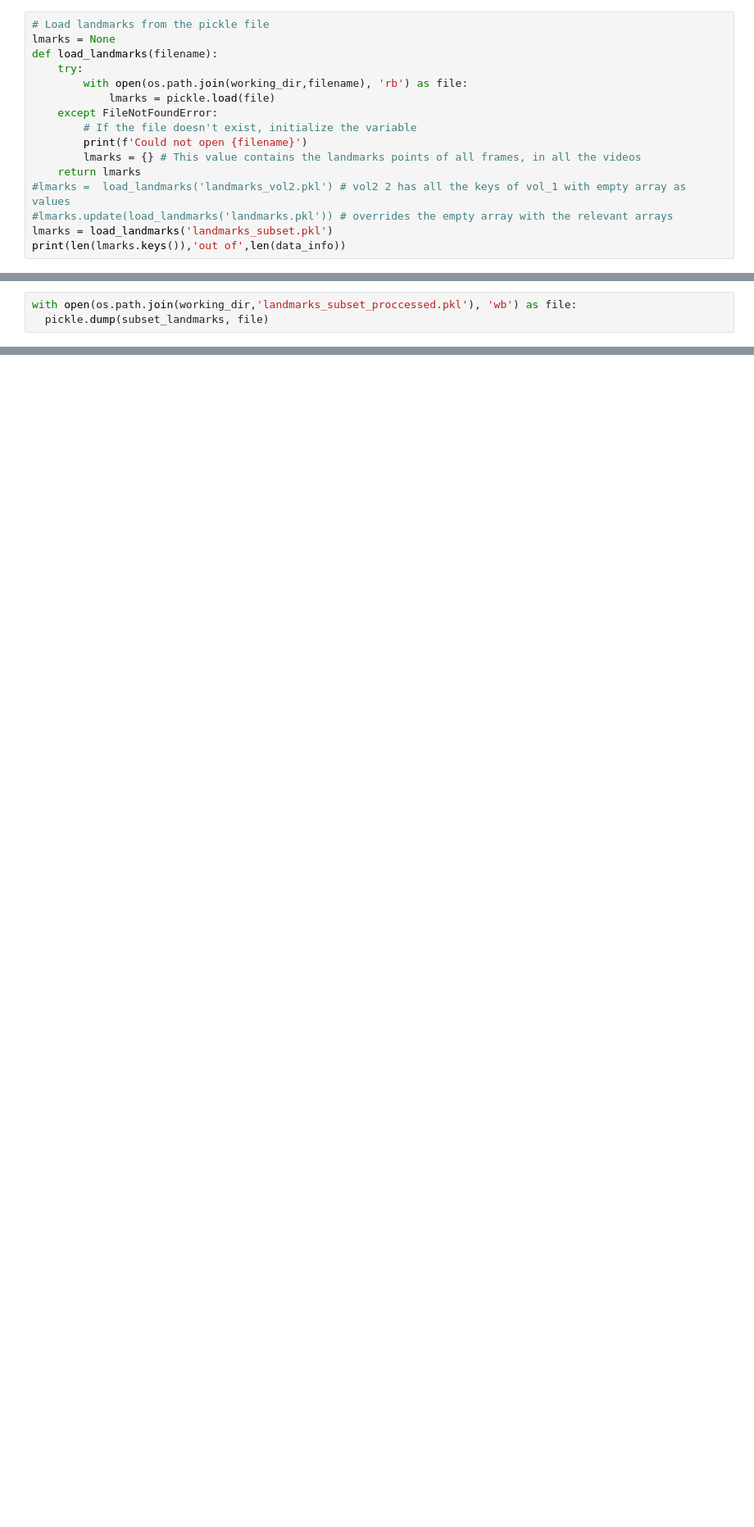
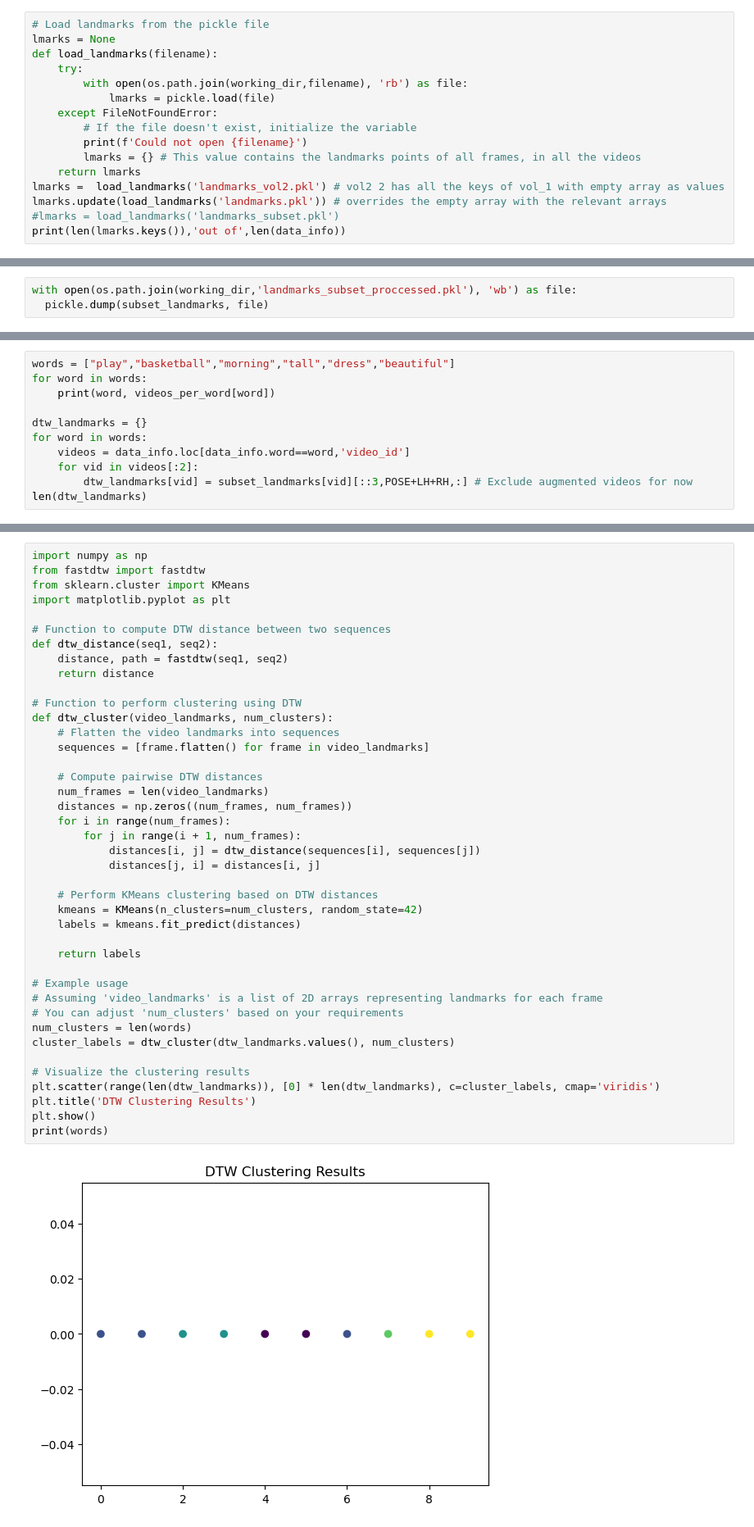
Before and after one commit to Oren93/sign_to_text, a Jupyter notebook: data_preprocessing.ipynb, the cells around one changed output, grey strips where cells are left out. Shown at 82% size. Cells and saved outputs as stored; diff of their text form; blank space fills up the shorter version.

```diff
--- a/data_preprocessing.ipynb
+++ b/data_preprocessing.ipynb
@@ -37,9 +37,9 @@ def load_landmarks(filename):
         print(f'Could not open {filename}')
         lmarks = {} # This value contains the landmarks points of all frames, in all the videos
     return lmarks
-#lmarks =  load_landmarks('landmarks_vol2.pkl') # vol2 2 has all the keys of vol_1 with empty array as values
-#lmarks.update(load_landmarks('landmarks.pkl')) # overrides the empty array with the relevant arrays
-lmarks = load_landmarks('landmarks_subset.pkl')
+lmarks =  load_landmarks('landmarks_vol2.pkl') # vol2 2 has all the keys of vol_1 with empty array as values
+lmarks.update(load_landmarks('landmarks.pkl')) # overrides the empty array with the relevant arrays
+#lmarks = load_landmarks('landmarks_subset.pkl')
 print(len(lmarks.keys()),'out of',len(data_info))
 # %% [output]
 274 out of 11980
@@ -374,0 +425,11 @@ with open(os.path.join(working_dir,'landmarks_subset_proccessed.pkl'), 'wb') as
+# %%
+words = ["play","basketball","morning","tall","dress","beautiful"]
+for word in words:
+    print(word, videos_per_word[word])
+
+dtw_landmarks = {}
+for word in words:
+    videos = data_info.loc[data_info.word==word,'video_id']
+    for vid in videos[:2]:
+        dtw_landmarks[vid] = subset_landmarks[vid][::3,POSE+LH+RH,:] # Exclude augmented videos for now
+len(dtw_landmarks)
@@ -374,0 +443,43 @@ with open(os.path.join(working_dir,'landmarks_subset_proccessed.pkl'), 'wb') as
+# %%
+import numpy as np
+from fastdtw import fastdtw
+from sklearn.cluster import KMeans
+import matplotlib.pyplot as plt
+
+# Function to compute DTW distance between two sequences
+def dtw_distance(seq1, seq2):
+    distance, path = fastdtw(seq1, seq2)
+    return distance
+
+# Function to perform clustering using DTW
+def dtw_cluster(video_landmarks, num_clusters):
+    # Flatten the video landmarks into sequences
+    sequences = [frame.flatten() for frame in video_landmarks]
+
+    # Compute pairwise DTW distances
+    num_frames = len(video_landmarks)
+    distances = np.zeros((num_frames, num_frames))
+    for i in range(num_frames):
+        for j in range(i + 1, num_frames):
+            distances[i, j] = dtw_distance(sequences[i], sequences[j])
+            distances[j, i] = distances[i, j]
+
+    # Perform KMeans clustering based on DTW distances
+    kmeans = KMeans(n_clusters=num_clusters, random_state=42)
+    labels = kmeans.fit_predict(distances)
+
+    return labels
+
+# Example usage
+# Assuming 'video_landmarks' is a list of 2D arrays representing landmarks for each frame
+# You can adjust 'num_clusters' based on your requirements
+num_clusters = len(words)
+cluster_labels = dtw_cluster(dtw_landmarks.values(), num_clusters)
+
+# Visualize the clustering results
+plt.scatter(range(len(dtw_landmarks)), [0] * len(dtw_landmarks), c=cluster_labels, cmap='viridis')
+plt.title('DTW Clustering Results')
+plt.show()
+print(words)
+# %% [output]
+[figure, added]
```
Also changed, not shown: parts of 7 cells of this notebook, 1 other file.
